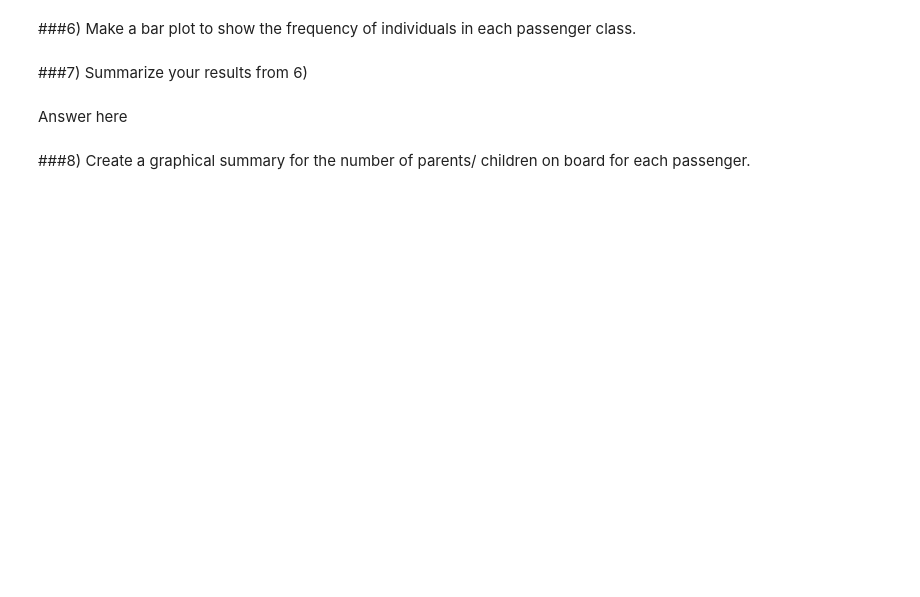
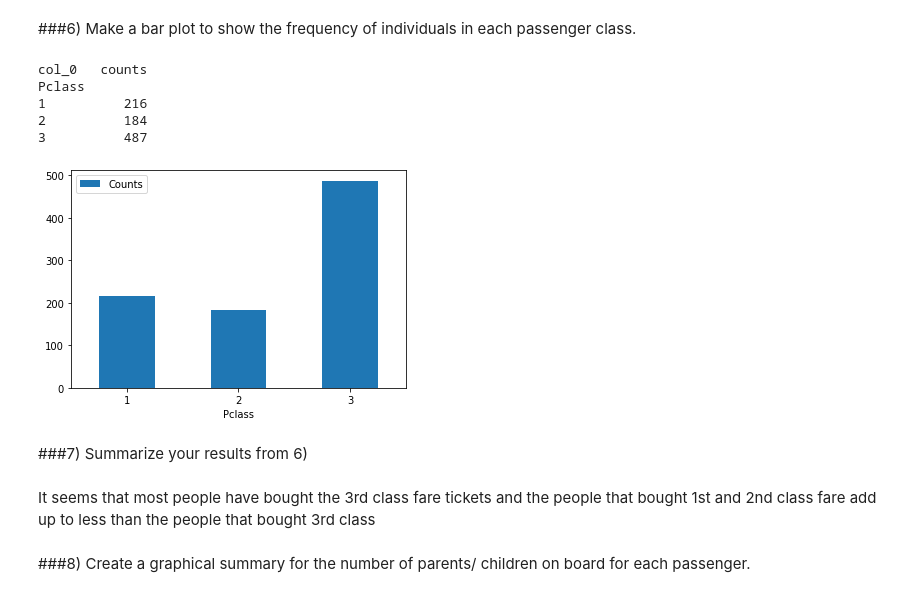
Before and after one commit to mariokart345/DS-Unit-1-Sprint-1-Data-Wrangling-and-Storytelling, a Jupyter notebook: module4-make-explanatory-visualizations/LS_DS_114_Make_Explanatory_Visualizations_Assignment.ipynb, the cells around one changed output. Drawn from its saved outputs; the diff is of its cells as text; code cells hidden in the pictures; blank space fills up the shorter version.

```diff
--- a/module4-make-explanatory-visualizations/LS_DS_114_Make_Explanatory_Visualizations_Assignment.ipynb
+++ b/module4-make-explanatory-visualizations/LS_DS_114_Make_Explanatory_Visualizations_Assignment.ipynb
@@ -77,6 +90,17 @@ Answer here
+# %%
+print(pd.crosstab(index=Titanic['Pclass'],columns='counts'))
+Freq_Pclass = pd.DataFrame({'Pclass':['1','2','3'], 'Counts':[216,184,487]})
+ax = Freq_Pclass.plot.bar(x='Pclass', y='Counts', rot=0)
+# %% [output]
+col_0   counts
+Pclass
+1          216
+2          184
+3          487
+[figure, added]
 # %% [markdown]
 ###7) Summarize your results from 6)
-# %% [markdown]
-Answer here
+# %% [markdown]
+It seems that most people have bought the 3rd class fare tickets and the people that bought 1st and 2nd class fare add up to less than the people that bought 3rd class
 # %% [markdown]
 ###8) Create a graphical summary for the number of parents/ children on board for each passenger.
```
Also changed, not shown: parts of 20 cells of this notebook.
